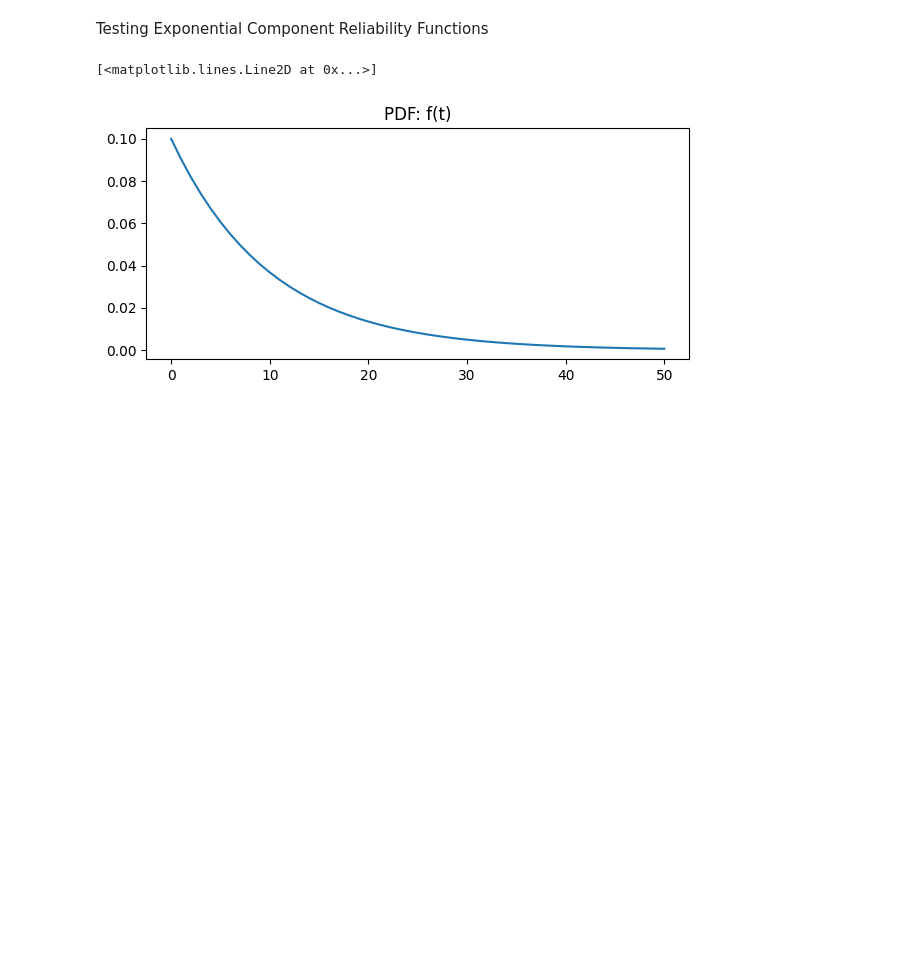
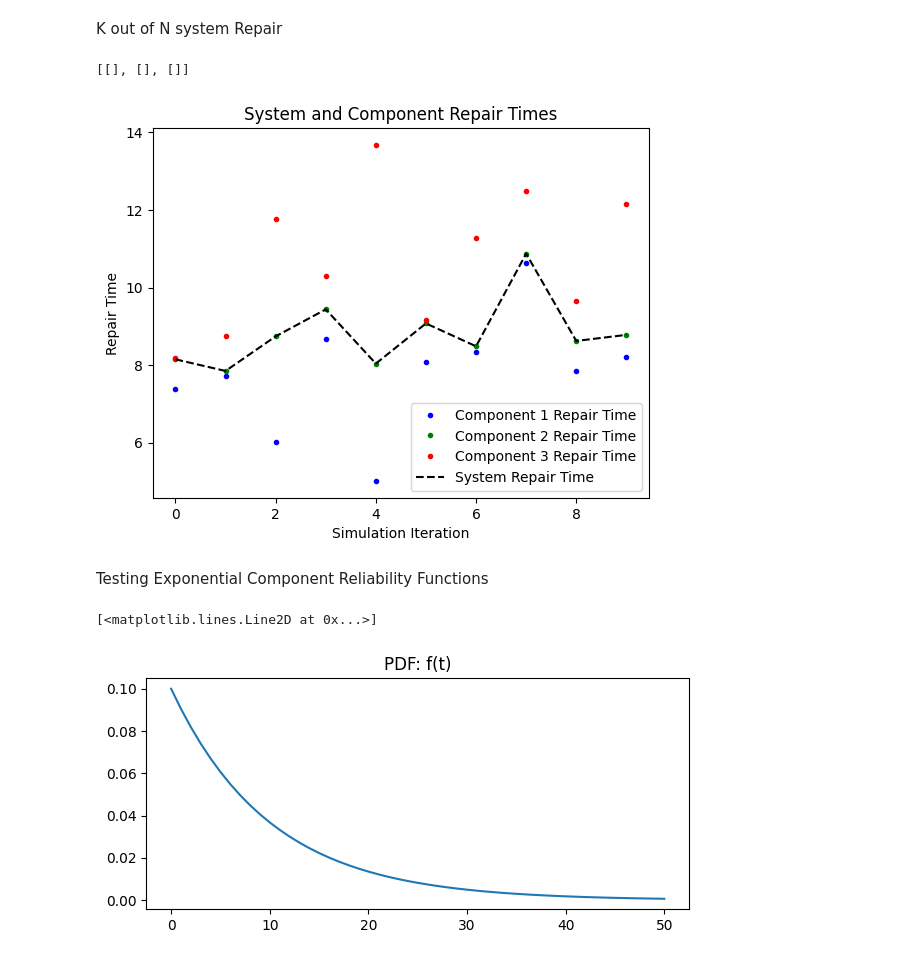
Before and after one commit to andreyaW/KISS2, a Jupyter notebook: object_testing_notebooks/comp_test.ipynb, the cells around one changed output. Cells and saved outputs as stored; diff of their text form; code cells hidden in the pictures; blank space fills up the shorter version.

```diff
--- a/object_testing_notebooks/comp_test.ipynb
+++ b/object_testing_notebooks/comp_test.ipynb
@@ -1,3 +42,53 @@
+# %% [markdown]
+K out of N system Repair
+# %%
+from system_objects.kooN_system import KOutOfNSystem
+from component_objects.component_weibull import WeibullComponent
+
+import matplotlib.pyplot as plt
+
+comp1 = WeibullComponent(name="Comp1", shape=2.0, MTTF=1000.0, MTTR=10.0)
+comp2 = WeibullComponent(name="Comp2", shape=2.0, MTTF=1000.0, MTTR=10.0)
+comp3 = WeibullComponent(name="Comp3", shape=2.0, MTTF=1000.0, MTTR=10.0)
+
+kooN_system = KOutOfNSystem(
+    name="KOutOfNSystem",
+    components=[comp1, comp2, comp3],
+    k=2
+)
+
+# simulate the first 10 repair times for each component and the system
+# max_repair_times = []
+# min_repair_times = []
+sys_repair_times = []
+repair_times = [ [] for i in range(len(kooN_system.components)) ]
+print(repair_times)
+
+for i in range(10):
+    sys_repair_time, all_repair_times = kooN_system.repair()
+    sys_repair_times.append(sys_repair_time)
+    for j in range(len(kooN_system.components)):
+        repair_times[j].append(all_repair_times[j])
+    # max_repair_times.append(all_repair_times[-1])
+    # min_repair_times.append(all_repair_times[0])
+
+# plot the system repair as a line and the component repair times as points
+plt.figure()
+plt.plot(repair_times[0], '.b', label="Component 1 Repair Time")
+plt.plot(repair_times[1], '.g', label="Component 2 Repair Time")
+plt.plot(repair_times[2], '.r', label="Component 3 Repair Time")
+plt.plot(sys_repair_times, '--k', label="System Repair Time")
+
+# plt.scatter(range(len(max_repair_times)), max_repair_times, label="Max Component Repair Time", s=50)
+# plt.scatter(range(len(min_repair_times)), min_repair_times, label="Min Component Repair Time", s=50)
+plt.xlabel("Simulation Iteration")
+plt.ylabel("Repair Time")
+plt.legend()
+plt.title("System and Component Repair Times")
+plt.show()
+# %% [output]
+[[], [], []]
+[figure, added]
 # %% [markdown]
 Testing Exponential Component Reliability Functions
 # %%
```
Also changed, not shown: parts of 4 cells of this notebook, 13 other files.
